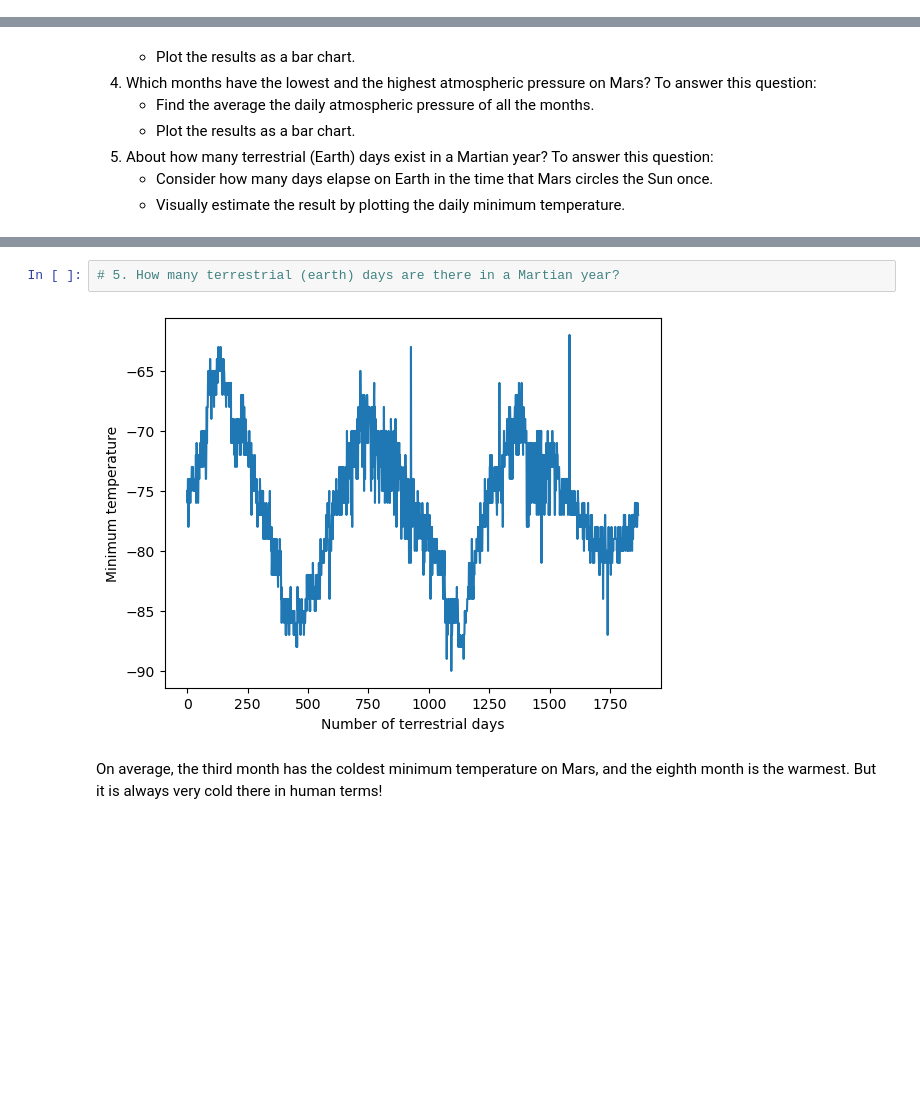
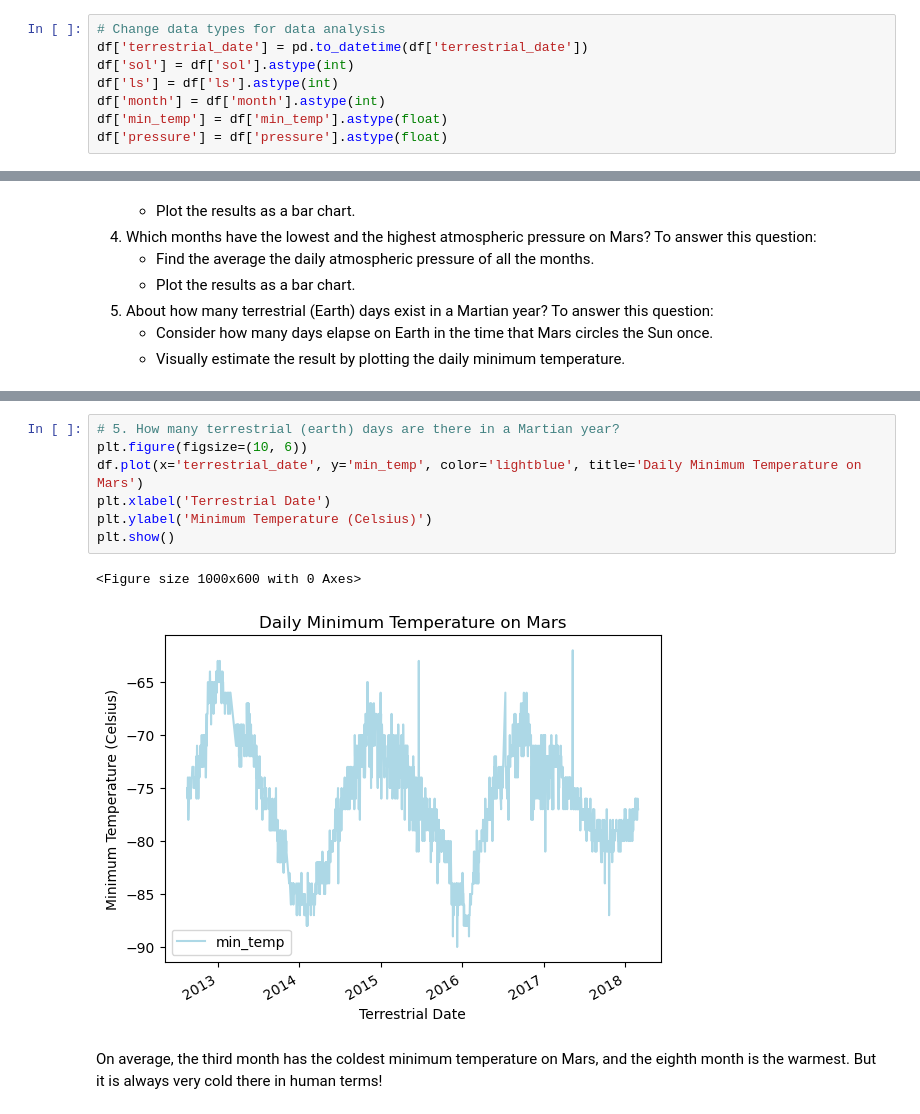
Before and after one commit to Kelsey2701/mars_data_collection, a Jupyter notebook: part_2_mars_weather.ipynb, the cells around one changed output, grey strips where cells are left out. Drawn from its saved outputs; the diff is of its cells as text; blank space fills up the shorter version.

```diff
--- a/part_2_mars_weather.ipynb
+++ b/part_2_mars_weather.ipynb
@@ -98,2 +96,10 @@ dtype: object
+# %%
+# Change data types for data analysis
+df['terrestrial_date'] = pd.to_datetime(df['terrestrial_date'])
+df['sol'] = df['sol'].astype(int)
+df['ls'] = df['ls'].astype(int)
+df['month'] = df['month'].astype(int)
+df['min_temp'] = df['min_temp'].astype(float)
+df['pressure'] = df['pressure'].astype(float)
 # %%
 # Confirm type changes were successful by examining data types again
@@ -191,7 +223,13 @@ Name: pressure, dtype: float64
 # %%
 # 5. How many terrestrial (earth) days are there in a Martian year?
+plt.figure(figsize=(10, 6))
+df.plot(x='terrestrial_date', y='min_temp', color='lightblue', title='Daily Minimum Temperature on Mars')
+plt.xlabel('Terrestrial Date')
+plt.ylabel('Minimum Temperature (Celsius)')
+plt.show()
 # %% [output]
+<Figure size 1000x600 with 0 Axes>
-[figure, old version]
+[figure, new version]
 # %% [markdown]
 On average, the third month has the coldest minimum temperature on Mars, and the eighth month is the warmest. But it is always very cold there in human terms!
 # %% [markdown]
```
Also changed, not shown: parts of 12 cells of this notebook, 1 other file.
